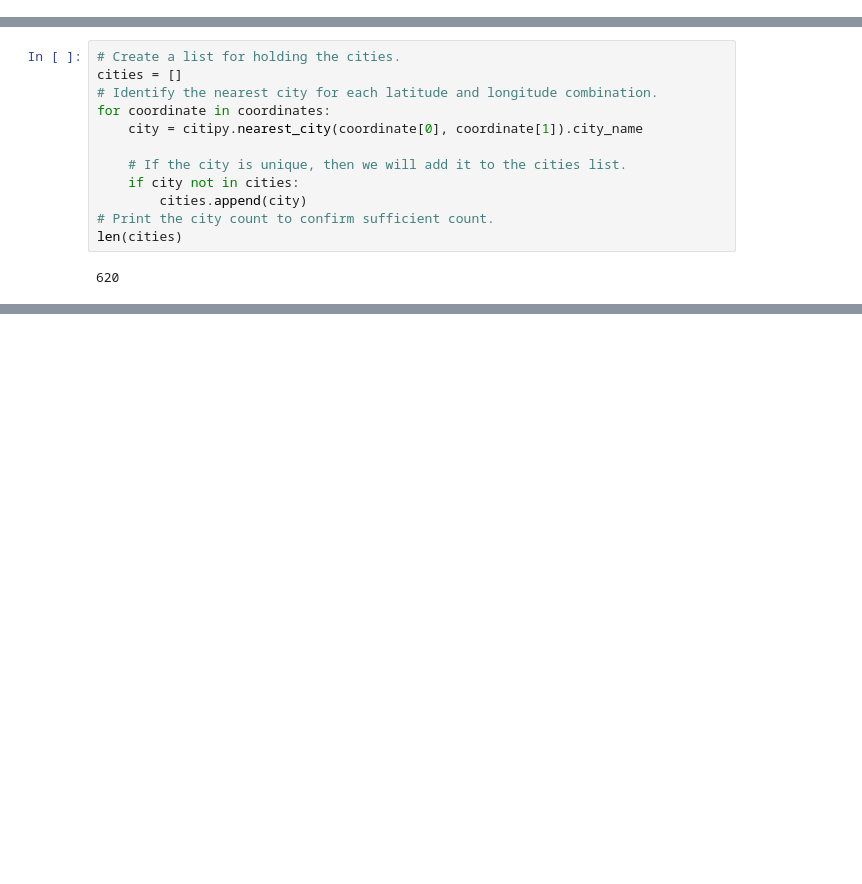
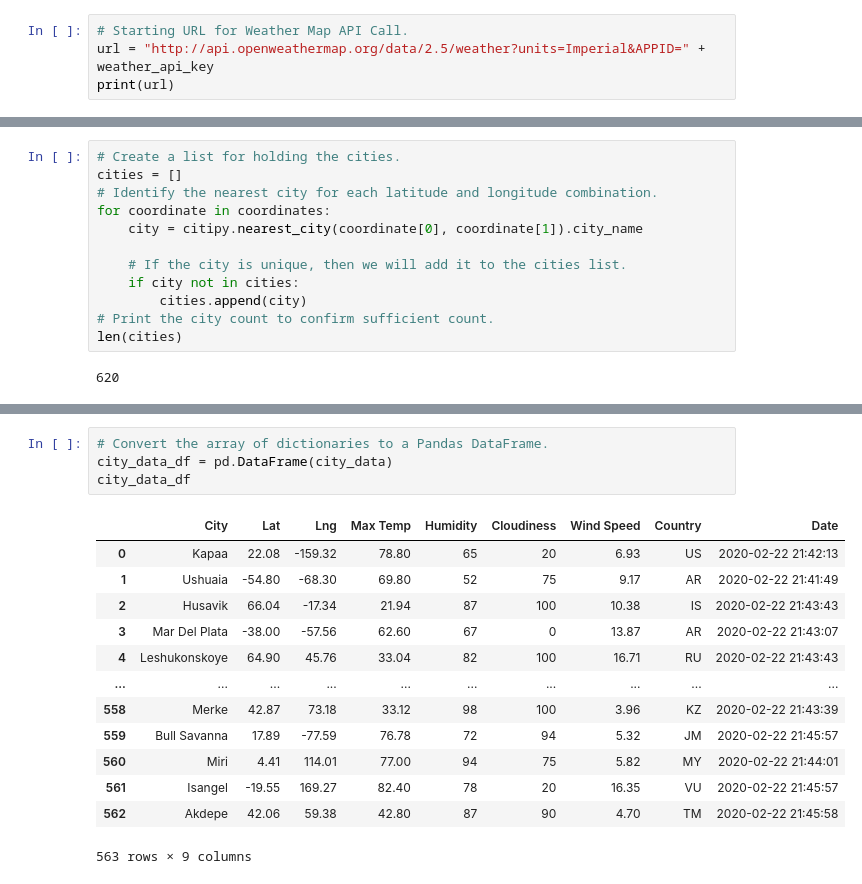
Before and after one commit to edyeh1991/World_Weather_Analysis, a Jupyter notebook: WeatherPy.ipynb, the cells around one changed output, grey strips where cells are left out. Saved outputs shown, nothing was run; the diff lists cells and outputs as text; blank space fills up the shorter version.

Commit message:
DataFrame of 500+ long lat weather info

```diff
--- a/WeatherPy.ipynb
+++ b/WeatherPy.ipynb
@@ -5,0 +31,4 @@ import numpy as np
+# %%
+# Starting URL for Weather Map API Call.
+url = "http://api.openweathermap.org/data/2.5/weather?units=Imperial&APPID=" + weather_api_key
+print(url)
@@ -52,0 +189,18 @@ len(cities)
+# %%
+# Convert the array of dictionaries to a Pandas DataFrame.
+city_data_df = pd.DataFrame(city_data)
+city_data_df
+# %% [output]
+|  | City | Lat | Lng | Max Temp | Humidity | Cloudiness | Wind Speed | Country | Date |
+| 0 | Kapaa | 22.08 | -159.32 | 78.80 | 65 | 20 | 6.93 | US | 2020-02-22 21:42:13 |
+| 1 | Ushuaia | -54.80 | -68.30 | 69.80 | 52 | 75 | 9.17 | AR | 2020-02-22 21:41:49 |
+| 2 | Husavik | 66.04 | -17.34 | 21.94 | 87 | 100 | 10.38 | IS | 2020-02-22 21:43:43 |
+| 3 | Mar Del Plata | -38.00 | -57.56 | 62.60 | 67 | 0 | 13.87 | AR | 2020-02-22 21:43:07 |
+| 4 | Leshukonskoye | 64.90 | 45.76 | 33.04 | 82 | 100 | 16.71 | RU | 2020-02-22 21:43:43 |
+| ... | ... | ... | ... | ... | ... | ... | ... | ... | ... |
+| 558 | Merke | 42.87 | 73.18 | 33.12 | 98 | 100 | 3.96 | KZ | 2020-02-22 21:43:39 |
+| 559 | Bull Savanna | 17.89 | -77.59 | 76.78 | 72 | 94 | 5.32 | JM | 2020-02-22 21:45:57 |
+| 560 | Miri | 4.41 | 114.01 | 77.00 | 94 | 75 | 5.82 | MY | 2020-02-22 21:44:01 |
+| 561 | Isangel | -19.55 | 169.27 | 82.40 | 78 | 20 | 16.35 | VU | 2020-02-22 21:45:57 |
+| 562 | Akdepe | 42.06 | 59.38 | 42.80 | 87 | 90 | 4.70 | TM | 2020-02-22 21:45:58 |
+563 rows × 9 columns
```
Also changed, not shown: parts of 9 cells of this notebook, 1 other file.
